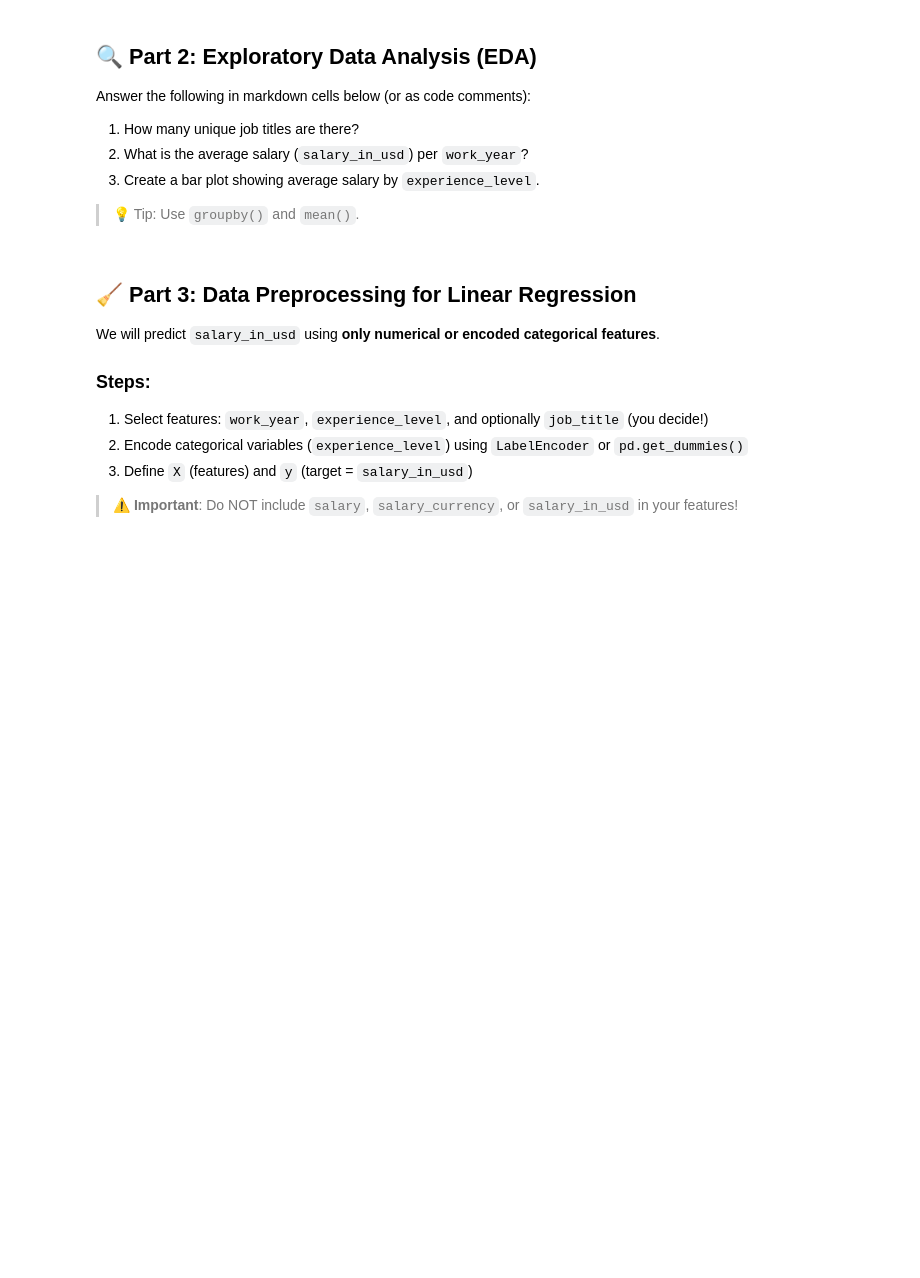
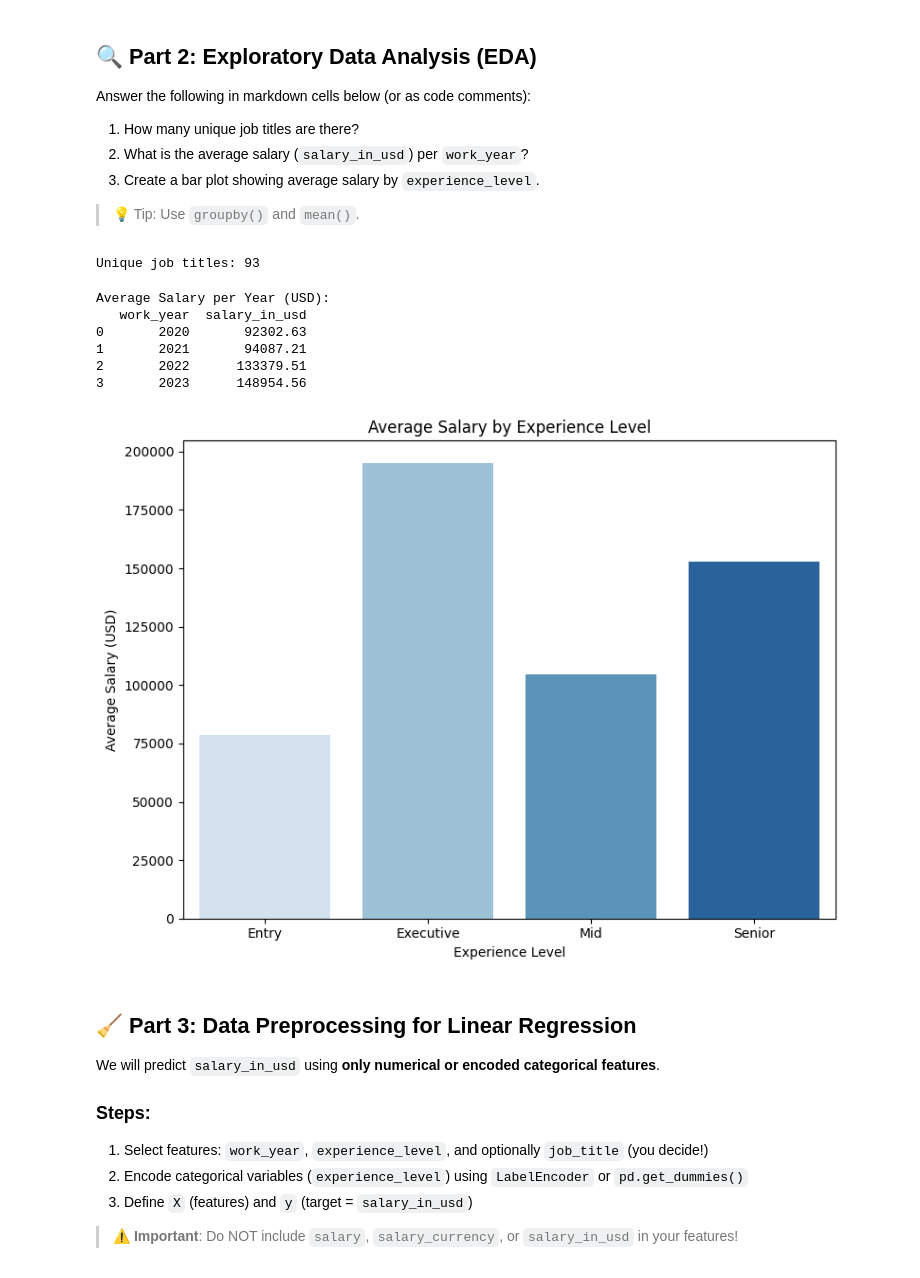
Before and after one commit to letlouise/ELEC303-Data-Analytics, a Jupyter notebook: LinearRegression_Assignment.ipynb, the cells around one changed output. Saved outputs shown, nothing was run; the diff lists cells and outputs as text; code cells hidden in the pictures; blank space fills up the shorter version.

```diff
--- a/LinearRegression_Assignment.ipynb
+++ b/LinearRegression_Assignment.ipynb
@@ -36,9 +36,11 @@ from sklearn.model_selection import train_test_split
 from sklearn.linear_model import LinearRegression
 from sklearn.metrics import r2_score, mean_squared_error
 from sklearn.preprocessing import LabelEncoder
+import warnings
+warnings.filterwarnings('ignore')
 
 # Load the dataset
-df = pd.read_csv('Data Science Salary 2021 to 2023.csv')
+df = pd.read_csv('dataset/Data Science Salary 2021 to 2023.csv')
 
 # Display first few rows
 df.head()
@@ -60,3 +84,46 @@ Answer the following in markdown cells below (or as code comments):
+# %%
+#Your EDA here
+#1. How many unique job titles are there?
+unique_jobs = df['job_title'].unique()
+print(f"Unique job titles: {len(unique_jobs)}")
+# %% [output]
+Unique job titles: 93
+# %%
+#2. What is the average salary (salary_in_usd) per work_year?
+avg_salary_year = df.groupby('work_year')['salary_in_usd'].mean().reset_index().round(2)
+print("Average Salary per Year (USD):")
+print(avg_salary_year)
+# %% [output]
+Average Salary per Year (USD):
+   work_year  salary_in_usd
+0       2020       92302.63
+1       2021       94087.21
+2       2022      133379.51
+3       2023      148954.56
+# %%
+#3. Average Salary by Experience Level (Updated Version)
+average_per_exp = df.groupby('experience_level')['salary_in_usd'].mean().reset_index()
+
+# Map experience level codes to readable names
+exp = {
+    'EN': 'Entry',
+    'EX': 'Executive',
+    'MI': 'Mid',
+    'SE': 'Senior'
+}
+average_per_exp['experience_level'] = average_per_exp['experience_level'].map(exp)
+
+# Bar Plot
+plt.figure(figsize=(8, 6))
+sns.barplot(data=average_per_exp, x='experience_level', y='salary_in_usd', palette='Blues')
+plt.title('Average Salary by Experience Level')
+plt.xlabel('Experience Level')
+plt.ylabel('Average Salary (USD)')
+plt.xticks(rotation=0)
+plt.tight_layout()
+plt.show()
+# %% [output]
+[figure, added]
 # %% [markdown]
 ## 🧹 Part 3: Data Preprocessing for Linear Regression
 
```
Also changed, not shown: parts of 5 cells of this notebook.
